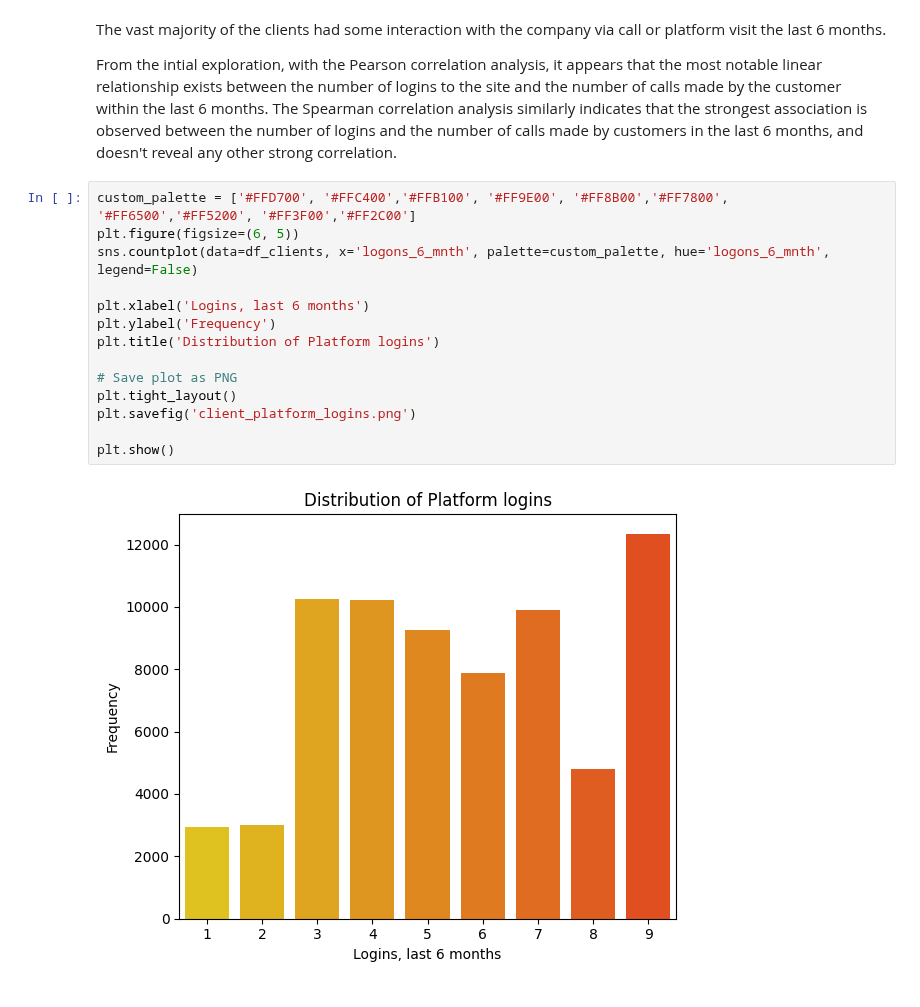
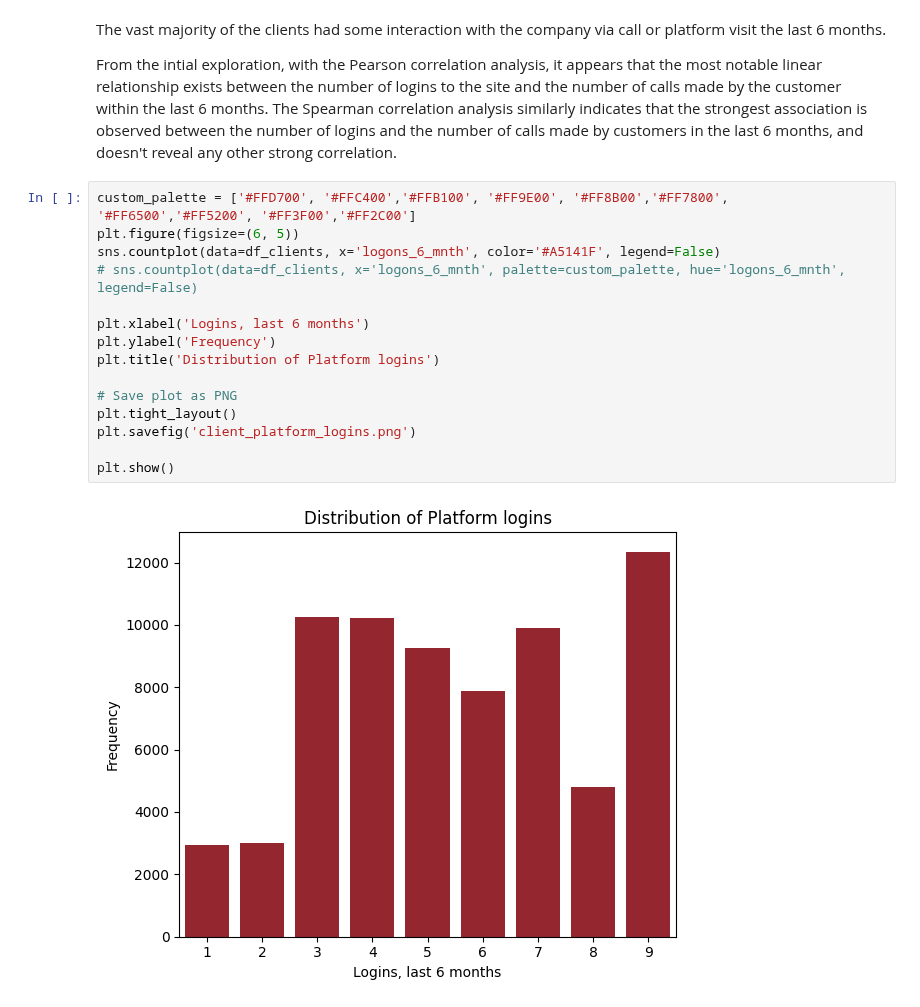
Before and after one commit to dimitsagk/AB_Testing_Analysis, a Jupyter notebook: notebooks/Project_02_Analysis_ClientProfile.ipynb, the cells around one changed output. Cells and saved outputs as stored; diff of their text form.

Commit message:
Updates on color schemes

```diff
--- a/notebooks/Project_02_Analysis_ClientProfile.ipynb
+++ b/notebooks/Project_02_Analysis_ClientProfile.ipynb
@@ -127,16 +129,17 @@ From the intial exploration, with the Pearson correlation analysis, it appears t
 # %%
 custom_palette = ['#FFD700', '#FFC400','#FFB100', '#FF9E00', '#FF8B00','#FF7800', '#FF6500','#FF5200', '#FF3F00','#FF2C00']
 plt.figure(figsize=(6, 5))
-sns.countplot(data=df_clients, x='logons_6_mnth', palette=custom_palette, hue='logons_6_mnth', legend=False)
+sns.countplot(data=df_clients, x='logons_6_mnth', color='#A5141F', legend=False)
+# sns.countplot(data=df_clients, x='logons_6_mnth', palette=custom_palette, hue='logons_6_mnth', legend=False)
 
 plt.xlabel('Logins, last 6 months')
 plt.ylabel('Frequency')
 plt.title('Distribution of Platform logins')
 
 # Save plot as PNG
 plt.tight_layout()
 plt.savefig('client_platform_logins.png')
 
 plt.show()
 # %% [output]
-[figure, old version]
+[figure, new version]
```
Also changed, not shown: parts of 2 cells of this notebook.
